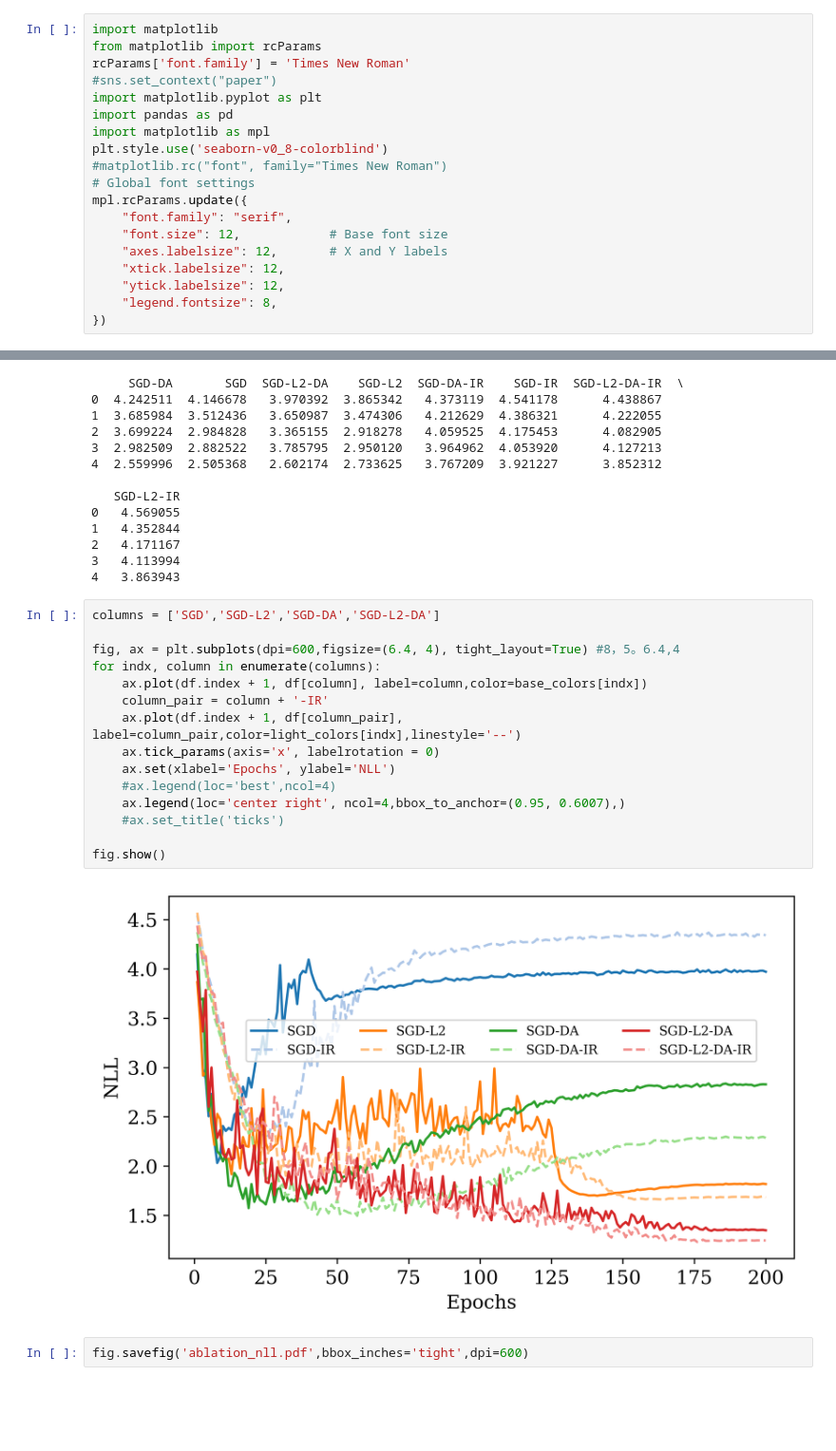
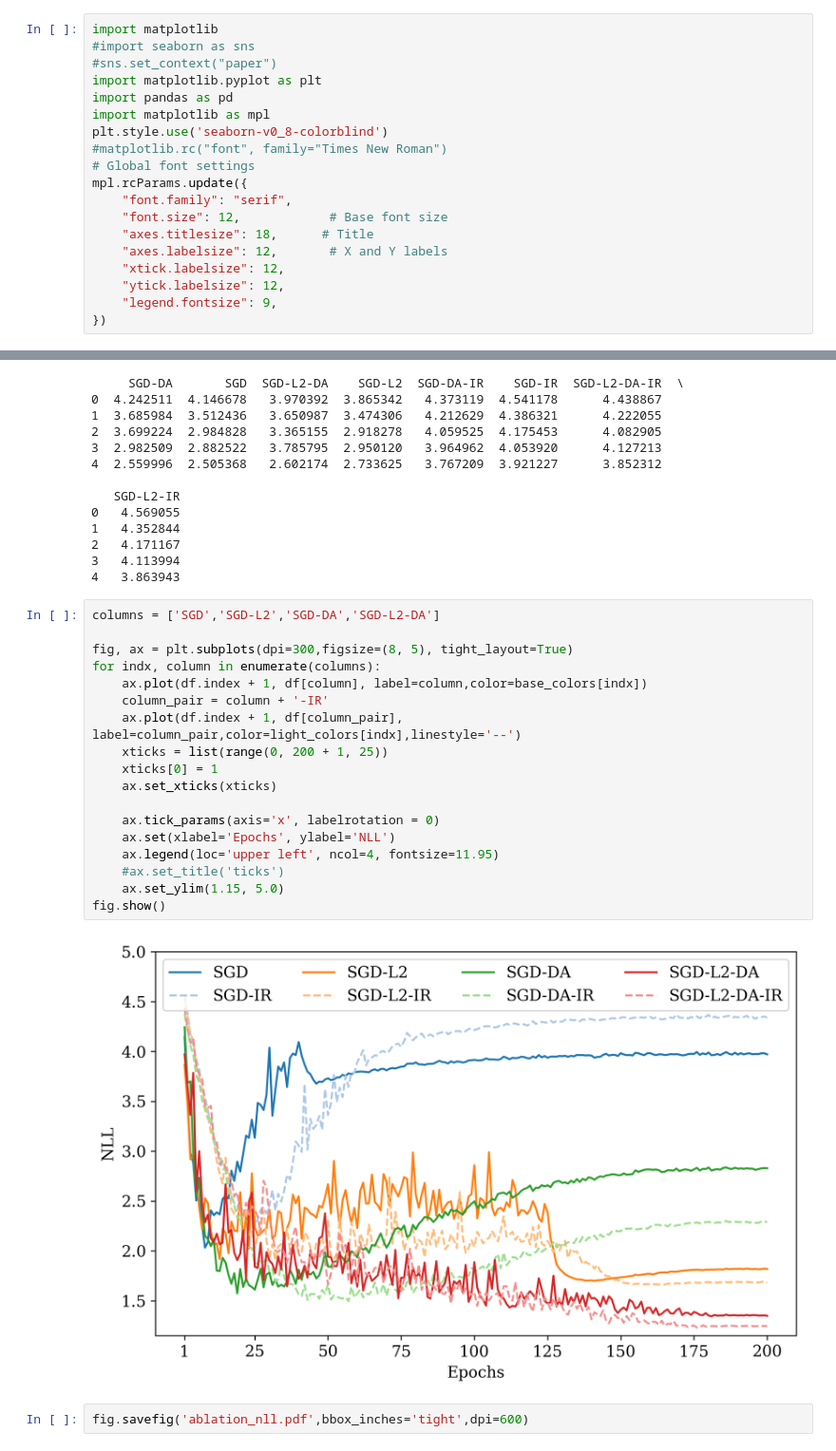
Before and after one commit to cnjackhu/image-classification-codebase, a Jupyter notebook: figure.ipynb, the cells around one changed output, grey strips where cells are left out. Shown at 95% size. Drawn from its saved outputs; the diff is of its cells as text; blank space fills up the shorter version.

Commit message:
update on figure and tables,

```diff
--- a/figure.ipynb
+++ b/figure.ipynb
@@ -1,7 +1,6 @@
 # %%
 import matplotlib
-from matplotlib import rcParams
-rcParams['font.family'] = 'Times New Roman'
+#import seaborn as sns
 #sns.set_context("paper")
 import matplotlib.pyplot as plt
 import pandas as pd
@@ -12,10 +11,11 @@ plt.style.use('seaborn-v0_8-colorblind')
 mpl.rcParams.update({
     "font.family": "serif",
     "font.size": 12,            # Base font size
+    "axes.titlesize": 18,      # Title
     "axes.labelsize": 12,       # X and Y labels
     "xtick.labelsize": 12,
     "ytick.labelsize": 12,
-    "legend.fontsize": 8,
+    "legend.fontsize": 9,
 })
 # %%
 df = pd.read_csv("L.csv")
@@ -41,19 +41,22 @@ light_colors = ['#aec7e8', '#ffbb78','#98df8a',  '#f28e8c']
 # %%
 columns = ['SGD','SGD-L2','SGD-DA','SGD-L2-DA']
 
-fig, ax = plt.subplots(dpi=600,figsize=(6.4, 4), tight_layout=True) #8，5。6.4,4
+fig, ax = plt.subplots(dpi=300,figsize=(8, 5), tight_layout=True)
 for indx, column in enumerate(columns):
     ax.plot(df.index + 1, df[column], label=column,color=base_colors[indx])
     column_pair = column + '-IR'
     ax.plot(df.index + 1, df[column_pair], label=column_pair,color=light_colors[indx],linestyle='--')
+    xticks = list(range(0, 200 + 1, 25))
+    xticks[0] = 1
+    ax.set_xticks(xticks)
+
     ax.tick_params(axis='x', labelrotation = 0)
     ax.set(xlabel='Epochs', ylabel='NLL')
-    #ax.legend(loc='best',ncol=4)
-    ax.legend(loc='center right', ncol=4,bbox_to_anchor=(0.95, 0.6007),)
+    ax.legend(loc='upper left', ncol=4, fontsize=11.95)
     #ax.set_title('ticks')
-
+    ax.set_ylim(1.15, 5.0)
 fig.show()
 # %% [output]
-[figure, old version]
+[figure, new version]
 # %%
 fig.savefig('ablation_nll.pdf',bbox_inches='tight',dpi=600)
```
Also changed, not shown: parts of 2 cells of this notebook, 15 other files.
